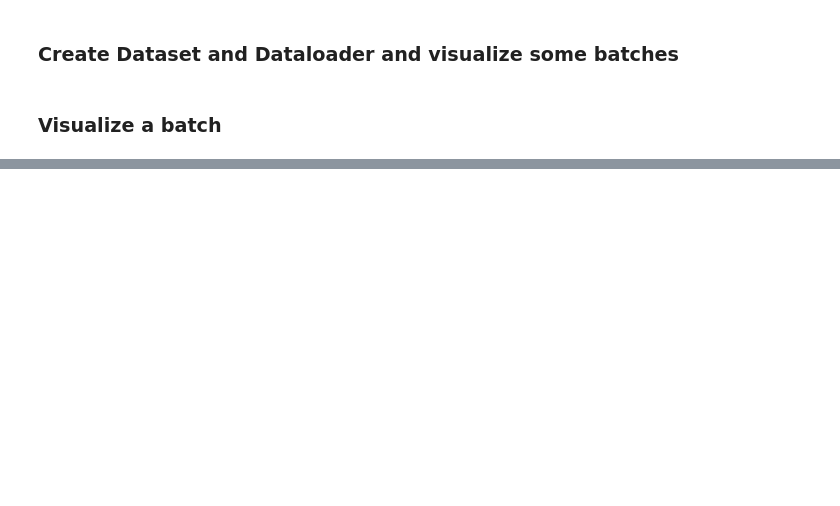
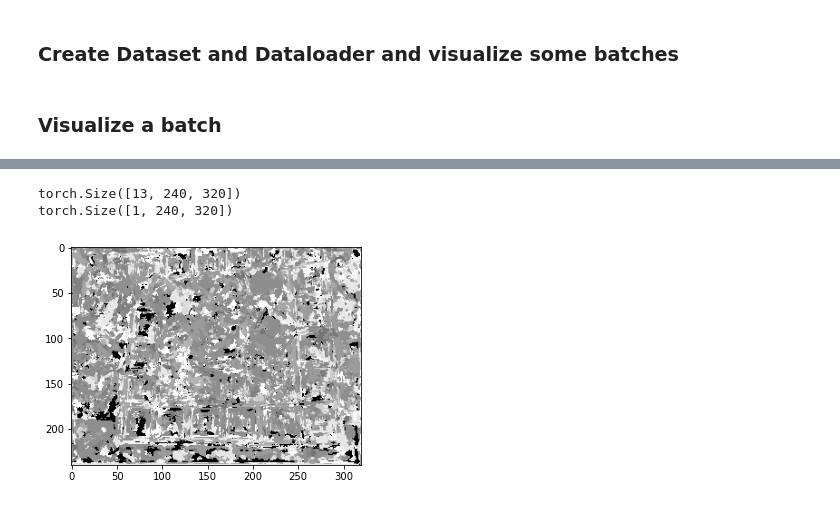
Before and after one commit to abhi74k/pvnet, a Jupyter notebook: PVNet Notebook.ipynb, the cells around one changed output, grey strips where cells are left out. Drawn from its saved outputs; the diff is of its cells as text; code cells hidden in the pictures; blank space fills up the shorter version.

```diff
--- a/PVNet Notebook.ipynb
+++ b/PVNet Notebook.ipynb
@@ -50,0 +53,33 @@ dataset.show_batch(3)
+# %%
+from torchsummary import summary
+reload(models)
+model = torchvision.models.resnet18()
+# summary(model,(3,640,480))
+# Test model
+newmodel = models.PvNet(
+    num_classes = 12,
+    num_keypoints = 9,
+    norm_layer = None,
+    output_class = True,
+    output_vector = False,
+    pretrained = True
+)
+# summary(newmodel,(3,640,480))
+
+# Outputs
+class_out = (newmodel(torch.unsqueeze(dataset[0][0],0)))[0][0]
+print(class_out.size())
+
+# Get top class, scale by 12 for vis diff
+classviz = torch.topk(class_out, 1, dim=0)[1] * 12
+print(classviz.size())
+
+plt.imshow(dataset.tensorToImage(classviz.type(torch.FloatTensor)),cmap='gray')
+plt.show()
+
+
+# newmodel(dataset)
+# %% [output]
+torch.Size([13, 240, 320])
+torch.Size([1, 240, 320])
+[figure, added]
```
Also changed, not shown: parts of 3 cells of this notebook, 2 other files.
